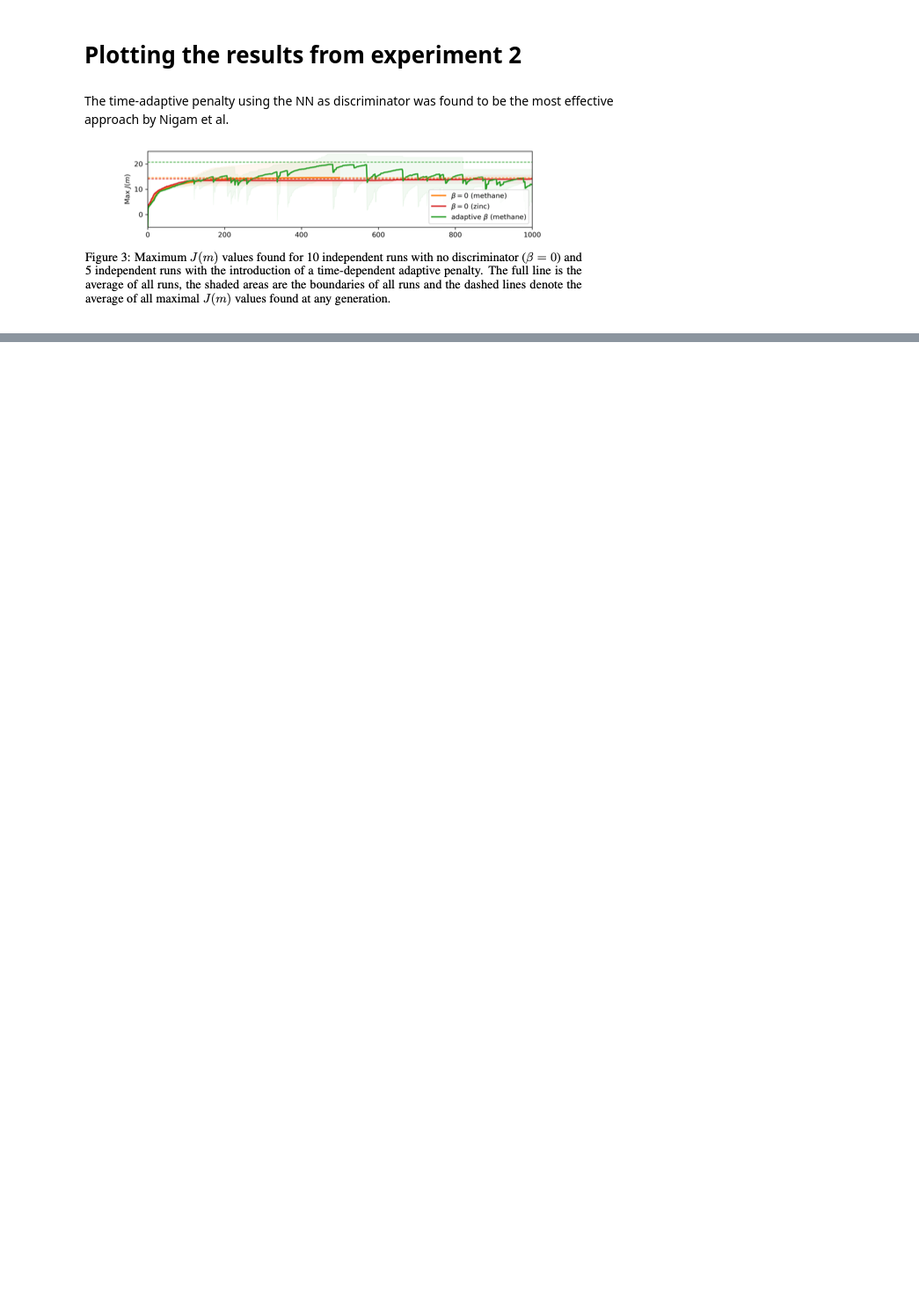
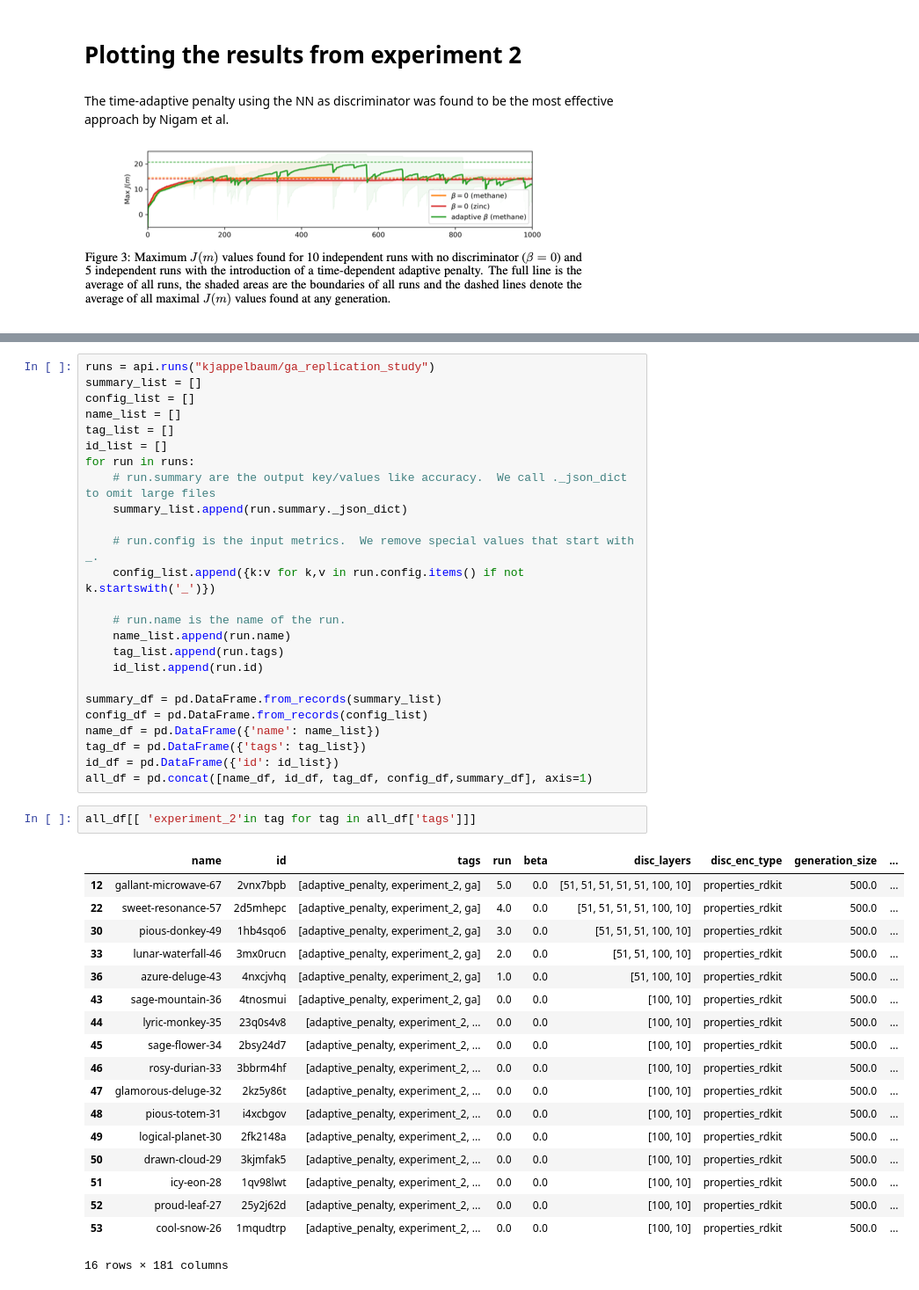
Before and after one commit to kjappelbaum/selfies_ga_nn_replication, a Jupyter notebook: experiments/experiment_2/analysis/plotting_results.ipynb, the cells around one changed output, grey strips where cells are left out. Shown at 88% size. Cells and saved outputs as stored; diff of their text form; blank space fills up the shorter version.

```diff
--- a/experiments/experiment_2/analysis/plotting_results.ipynb
+++ b/experiments/experiment_2/analysis/plotting_results.ipynb
@@ -16,3 +16,49 @@ api = wandb.Api()
 [interactive output not drawn]
 [interactive output not drawn]
 [interactive output not drawn]
+# %%
+runs = api.runs("kjappelbaum/ga_replication_study")
+summary_list = []
+config_list = []
+name_list = []
+tag_list = []
+id_list = []
+for run in runs:
+    # run.summary are the output key/values like accuracy.  We call ._json_dict to omit large files
+    summary_list.append(run.summary._json_dict)
+
+    # run.config is the input metrics.  We remove special values that start with _.
+    config_list.append({k:v for k,v in run.config.items() if not k.startswith('_')})
+
+    # run.name is the name of the run.
+    name_list.append(run.name)
+    tag_list.append(run.tags)
+    id_list.append(run.id)
+
+summary_df = pd.DataFrame.from_records(summary_list)
+config_df = pd.DataFrame.from_records(config_list)
+name_df = pd.DataFrame({'name': name_list})
+tag_df = pd.DataFrame({'tags': tag_list})
+id_df = pd.DataFrame({'id': id_list})
+all_df = pd.concat([name_df, id_df, tag_df, config_df,summary_df], axis=1)
+# %%
+all_df[[ 'experiment_2'in tag for tag in all_df['tags']]]
+# %% [output]
+|  | name | id | tags | run | beta | disc_layers | disc_enc_type | generation_size | ... |
+| 12 | gallant-microwave-67 | 2vnx7bpb | [adaptive_penalty, experiment_2, ga] | 5.0 | 0.0 | [51, 51, 51, 51, 51, 100, 10] | properties_rdkit | 500.0 | ... |
+| 22 | sweet-resonance-57 | 2d5mhepc | [adaptive_penalty, experiment_2, ga] | 4.0 | 0.0 | [51, 51, 51, 51, 100, 10] | properties_rdkit | 500.0 | ... |
+| 30 | pious-donkey-49 | 1hb4sqo6 | [adaptive_penalty, experiment_2, ga] | 3.0 | 0.0 | [51, 51, 51, 100, 10] | properties_rdkit | 500.0 | ... |
+| 33 | lunar-waterfall-46 | 3mx0rucn | [adaptive_penalty, experiment_2, ga] | 2.0 | 0.0 | [51, 51, 100, 10] | properties_rdkit | 500.0 | ... |
+| 36 | azure-deluge-43 | 4nxcjvhq | [adaptive_penalty, experiment_2, ga] | 1.0 | 0.0 | [51, 100, 10] | properties_rdkit | 500.0 | ... |
+| 43 | sage-mountain-36 | 4tnosmui | [adaptive_penalty, experiment_2, ga] | 0.0 | 0.0 | [100, 10] | properties_rdkit | 500.0 | ... |
+| 44 | lyric-monkey-35 | 23q0s4v8 | [adaptive_penalty, experiment_2, ... | 0.0 | 0.0 | [100, 10] | properties_rdkit | 500.0 | ... |
+| 45 | sage-flower-34 | 2bsy24d7 | [adaptive_penalty, experiment_2, ... | 0.0 | 0.0 | [100, 10] | properties_rdkit | 500.0 | ... |
+| 46 | rosy-durian-33 | 3bbrm4hf | [adaptive_penalty, experiment_2, ... | 0.0 | 0.0 | [100, 10] | properties_rdkit | 500.0 | ... |
+| 47 | glamorous-deluge-32 | 2kz5y86t | [adaptive_penalty, experiment_2, ... | 0.0 | 0.0 | [100, 10] | properties_rdkit | 500.0 | ... |
+| 48 | pious-totem-31 | i4xcbgov | [adaptive_penalty, experiment_2, ... | 0.0 | 0.0 | [100, 10] | properties_rdkit | 500.0 | ... |
+| 49 | logical-planet-30 | 2fk2148a | [adaptive_penalty, experiment_2, ... | 0.0 | 0.0 | [100, 10] | properties_rdkit | 500.0 | ... |
+| 50 | drawn-cloud-29 | 3kjmfak5 | [adaptive_penalty, experiment_2, ... | 0.0 | 0.0 | [100, 10] | properties_rdkit | 500.0 | ... |
+| 51 | icy-eon-28 | 1qv98lwt | [adaptive_penalty, experiment_2, ... | 0.0 | 0.0 | [100, 10] | properties_rdkit | 500.0 | ... |
+| 52 | proud-leaf-27 | 25y2j62d | [adaptive_penalty, experiment_2, ... | 0.0 | 0.0 | [100, 10] | properties_rdkit | 500.0 | ... |
+| 53 | cool-snow-26 | 1mqudtrp | [adaptive_penalty, experiment_2, ... | 0.0 | 0.0 | [100, 10] | properties_rdkit | 500.0 | ... |
+16 rows × 181 columns
```
Also changed, not shown: 33 other files.
